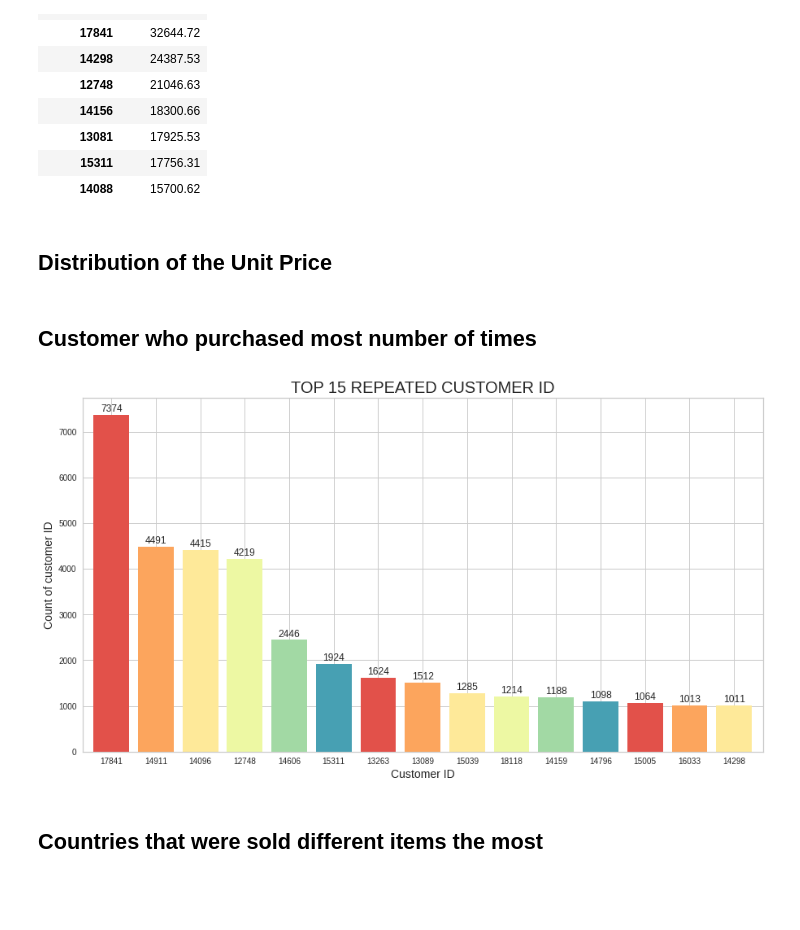
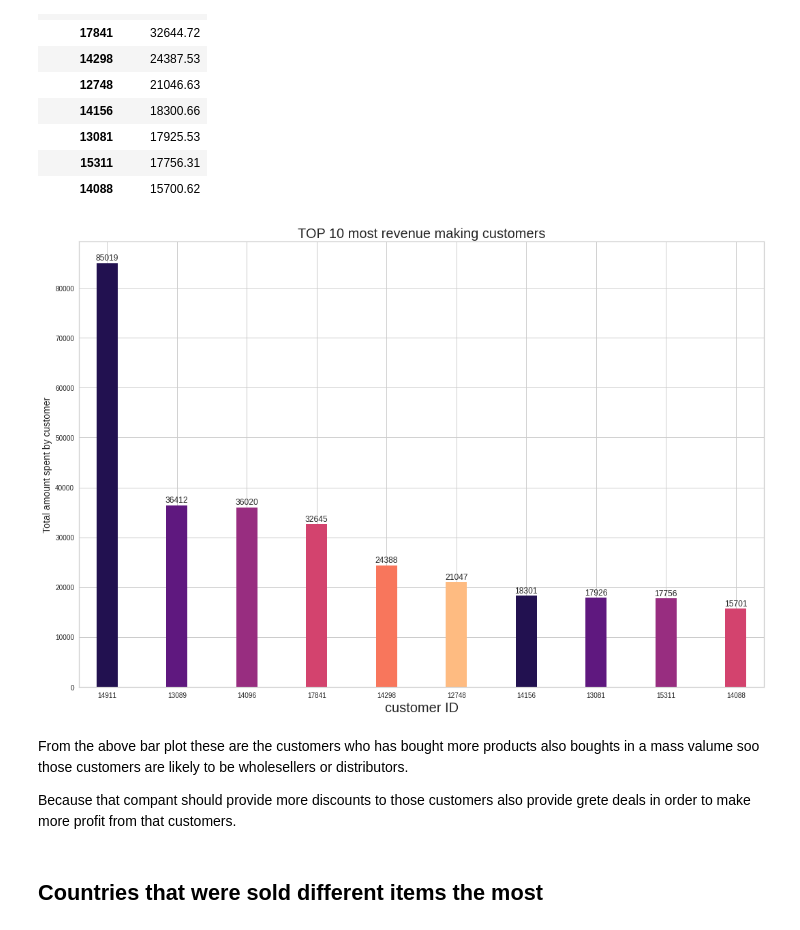
Before and after one commit to aditya8075/CUSTOMER-SEGMENTATION---CLUSTURING-CAPSTON-PROJECT, a Jupyter notebook: Customer_segmentation_capstone_project.ipynb, the cells around one changed output. Saved outputs shown, nothing was run; the diff lists cells and outputs as text; code cells hidden in the pictures; blank space fills up the shorter version.

```diff
--- a/Customer_segmentation_capstone_project.ipynb
+++ b/Customer_segmentation_capstone_project.ipynb
@@ -112,0 +164,3 @@ Conclusion
+# %%
+# Dropping the rows which contain null values in the Customer ID column
+data.dropna(subset=['CustomerID'], axis = 0, inplace = True)
@@ -326,0 +368,16 @@ data.head()
+# %%
+#barplot for agents and their bookings
+most_revenue_generated_product=data.groupby('Description')['TotalAmount'].sum().sort_values(ascending=False).head(10)
+plt.figure(figsize=(18,12))
+ax = most_revenue_generated_product.plot(kind = 'bar', rot=0, color=sns.color_palette('husl'), width=0.3)
+ax.set_title('TOP 10 items who have generated most revenue', y=1, fontsize=20)
+ax.set_xlabel('Description',fontsize=20)
+ax.set_ylabel('revenue generated', fontsize=14)
+
+for rect in ax.patches:
+    y_value = rect.get_height()
+    x_value = rect.get_x() + rect.get_width() / 2
+    space = 1
+    label = "{:.0f}".format(y_value)
+    ax.annotate(label, (x_value, y_value), xytext=(0, space), textcoords="offset points", ha='center', va='bottom')
+plt.show()
@@ -327,11 +396,11 @@ data.head()
 # %%
-#barplot for agents and their bookings
+#barplot for visulizing customers wgo are most frequent
 CustomerID = data['CustomerID'].value_counts().head(10)
-plt.figure(figsize=(25,12))
-ax = CustomerID.plot(kind = 'bar', rot=0, color=sns.color_palette('rocket'), width=0.3)
-ax.set_title('TOP 15 REPEATED CUSTOMER ID', y=1, fontsize=20)
-ax.set_xlabel('Description',fontsize=5)
-ax.set_ylabel('Count of customer ID', fontsize=14)
+plt.figure(figsize=(18,12))
+ax = CustomerID.plot(kind = 'bar', rot=0, color=sns.color_palette('crest'), width=0.3)
+ax.set_title('TOP 10 most frequent customers', y=1, fontsize=20)
+ax.set_xlabel('customer ID',fontsize=20)
+ax.set_ylabel('Frequency of customer ID', fontsize=14)
 
 for rect in ax.patches:
     y_value = rect.get_height()
@@ -358,28 +431,28 @@ most_revenue_making_customer.to_frame()
 | 13081 | 17925.53 |
 | 15311 | 17756.31 |
 | 14088 | 15700.62 |
-# %% [markdown]
-## Distribution of the Unit Price
-# %% [markdown]
-## Customer who purchased most number of times
 # %%
-#barplot for agents and their bookings
-customerid = data['CustomerID'].value_counts().head(15)
-plt.figure(figsize=(15,8))
-ax = customerid.plot(kind = 'bar', rot=0, color=sns.color_palette('Spectral'), width=0.8)
-ax.set_title('TOP 15 REPEATED CUSTOMER ID', y=1, fontsize=20)
-ax.set_xlabel('Customer ID', fontsize=14)
-ax.set_ylabel('Count of customer ID', fontsize=14)
+#barplot for visulizing customers wgo are most frequent
+most_revenue_making_customer=data.groupby('CustomerID')['TotalAmount'].sum().sort_values(ascending=False).head(10)
+plt.figure(figsize=(18,12))
+ax = most_revenue_making_customer.plot(kind = 'bar', rot=0, color=sns.color_palette('magma'), width=0.3)
+ax.set_title('TOP 10 most revenue making customers', y=1, fontsize=20)
+ax.set_xlabel('customer ID',fontsize=20)
+ax.set_ylabel('Total amount spent by customer', fontsize=14)
 
 for rect in ax.patches:
     y_value = rect.get_height()
     x_value = rect.get_x() + rect.get_width() / 2
     space = 1
     label = "{:.0f}".format(y_value)
     ax.annotate(label, (x_value, y_value), xytext=(0, space), textcoords="offset points", ha='center', va='bottom')
 plt.show()
 # %% [output]
-[figure, old version]
+[figure, new version]
+# %% [markdown]
+From the above bar plot these are the customers who has bought more products also boughts in a mass valume soo those customers are likely to be wholesellers or distributors.
+
+Because that compant should provide more discounts to those customers also provide grete deals in order to make more profit from that customers.
 # %% [markdown]
 ## Countries that were sold different items the most
 # %%
```
Also changed, not shown: parts of 203 cells of this notebook.
